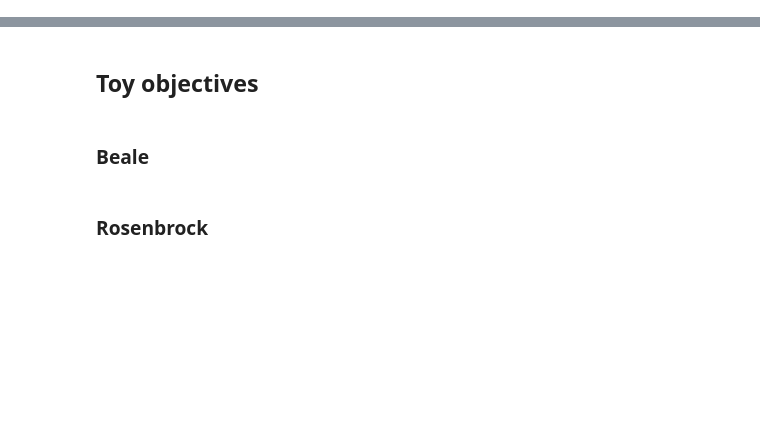
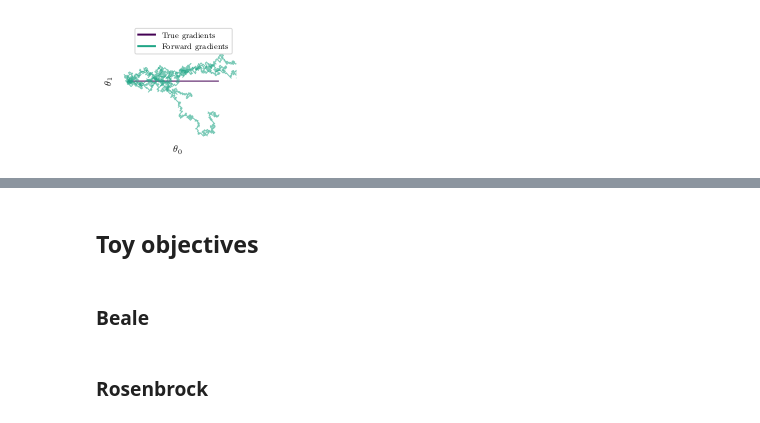
Before and after one commit to gbelouze/forward-gradient, a Jupyter notebook: notebooks/dev.ipynb, the cells around one changed output, grey strips where cells are left out. Cells and saved outputs as stored; diff of their text form; code cells hidden in the pictures; blank space fills up the shorter version.

```diff
--- a/notebooks/dev.ipynb
+++ b/notebooks/dev.ipynb
@@ -8,6 +8,14 @@ import scipy
 import autograd.numpy as np
 from autograd import grad, elementwise_grad as e_grad, make_jvp, make_vjp, jacobian
 
+import matplotlib
+matplotlib.use("pgf")
+matplotlib.rcParams.update({
+    "pgf.texsystem": "pdflatex",
+    'font.family': 'serif',
+    'text.usetex': True,
+    'pgf.rcfonts': False,
+})
 import matplotlib.pyplot as plt
 #%matplotlib widget
 from time import time
@@ -158,3 +171,55 @@ plt.gcf().set_size_inches(8, 8)
 raise ValueError("Do you really want to replace the title page image ?")
 plt.savefig("../../report/images/title_page.png", bbox_inches="tight", dpi=100, transparent=True)
 plt.show()
+# %%
+dim = 50
+f = lambda x: fwd.objectives.explode(x, theta=np.array([-1., 0., *[1 for _ in range(dim-2)]]))
+df = fwd.df(f)
+df_fwd = fwd.df_fwd(f, sampler=fwd.samplers.rademacher)
+opt = fwd.opt.sgd()(df, epochs=1_000)
+opt_fwd = fwd.opt.sgd()(df_fwd, epochs=1_000)
+
+fig, ax = plt.subplots(1, 1, figsize=(8,8))
+def show(opt, theta0, **kwargs):
+    t_hist, theta_hist, f_hist, _ = runAndLog(theta0, opt)
+    x, y, *_ = np.array(theta_hist).T
+    ax.plot(x, y, **kwargs)
+    return f_hist[-1]
+
+#X, Y = np.meshgrid(np.linspace(-1, 12, 400), np.linspace(-6, 6, 400))
+#Z = np.stack([X, Y, *[np.zeros(X.shape) for _ in range(dim - 2)]], axis=0)
+#ax.scatter(X, Y, c=f(Z), cmap="gray", alpha=0.1)
+
+cmap = plt.get_cmap()
+
+theta0 = np.zeros(dim)
+loss = show(opt, theta0, c=cmap(0), lw=1)
+loss_forward = 0
+for _ in range(5):
+    loss_forward += show(opt_fwd, theta0, c=cmap(150), alpha=0.6, lw=1)
+
+axs[0].set_xlim(-8, 0)
+axs[0].set_ylim(-8, 0)
+
+from matplotlib.lines import Line2D
+custom_lines = [Line2D([0], [0], color=cmap(0), lw=2),
+                Line2D([0], [0], color=cmap(150), lw=2)]
+ax.spines['top'].set_visible(False)
+ax.spines['bottom'].set_visible(False)
+ax.spines['right'].set_visible(False)
+ax.spines['left'].set_visible(False)
+ax.set_yticks([])
+ax.set_xticks([])
+ax.set_xlim(-1, 12)
+ax.set_ylim(-6, 6)
+ax.set_xlabel("$\\theta_0$")
+ax.set_ylabel("$\\theta_1$")
+
+
+ax.legend(custom_lines, ['True gradients', 'Forward gradients'], fontsize="small")
+
+fig.set_size_inches(0.45*4.65, 0.45*4.65)
+raise ValueError("Do you really want to replace the title page image ?")
+plt.savefig("../../report/images/sgd_forward_v_reverse_linear_objective_theta.pgf", bbox_inches="tight", dpi=100, transparent=True)
+# %% [output]
+[figure, added]
```
Also changed, not shown: parts of 5 cells of this notebook.
